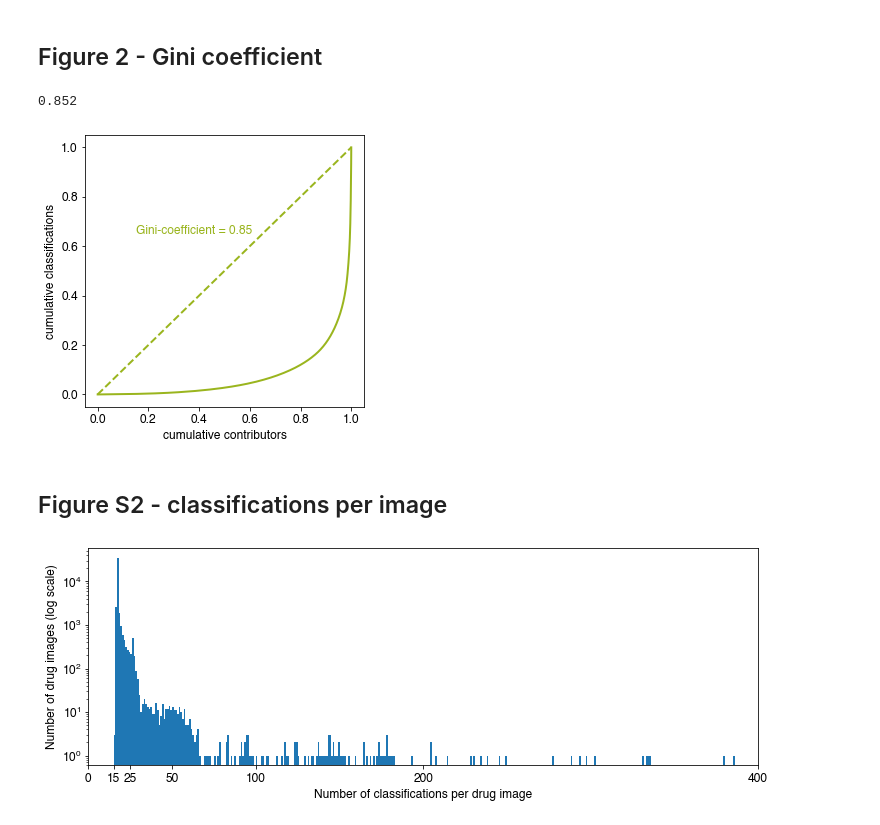
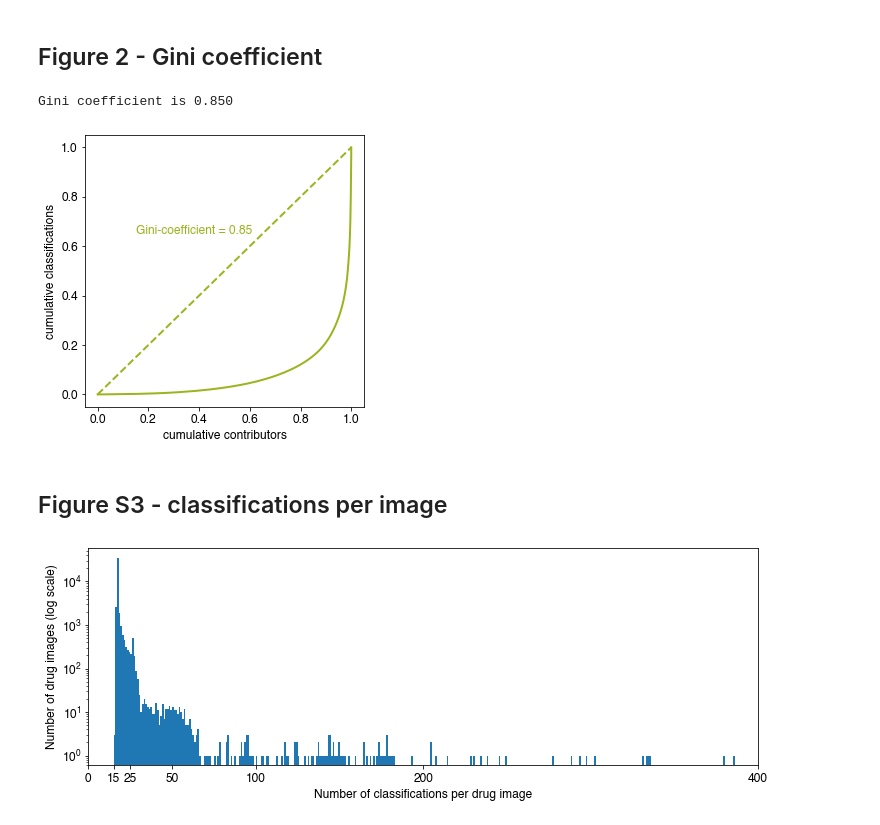
Before and after one commit to fowler-lab/bashthebug-consensus-dataset, a Jupyter notebook: recreate-figures-and-tables.ipynb, the cells around one changed output. Saved outputs shown, nothing was run; the diff lists cells and outputs as text; code cells hidden in the pictures.

```diff
--- a/recreate-figures-and-tables.ipynb
+++ b/recreate-figures-and-tables.ipynb
@@ -250,16 +255,27 @@ print("By contrast, the ten volunteers who participated the most did %i classifi
 By contrast, the ten volunteers who participated the most did 103569 classifications between them which is 13.1 % of the total
 # %% [markdown]
 ## Figure 2 - Gini coefficient
-# %%
-print("%.3f" % (BASHTHEBUG.gini_coefficient))
-# %% [output]
-0.852
-# %%
-BASHTHEBUG.plot_user_classification_distribution(filename="pdf/graph-users-gini.pdf")
-# %% [output]
-[figure, removed]
+# %%
+area_under_curve=(USERS.PROPORTION_TOTAL_CLASSIFICATIONS.sum())/len(USERS)
+gini_coefficient=1-(2*area_under_curve)
+print("Gini coefficient is %.3f" % (gini_coefficient))
+# %% [output]
+Gini coefficient is 0.850
+# %%
+# use a square figure
+fig = plt.figure(figsize=(5, 5))
+axes1 = plt.gca()
+
+axes1.plot(USERS.PROPORTION_USER_BASE,USERS.PROPORTION_TOTAL_CLASSIFICATIONS,color="#9ab51e",linewidth=2)
+axes1.plot([0,1],[0,1],color="#9ab51e",linestyle='dashed',linewidth=2)
+axes1.text(0.15,0.65,"Gini-coefficient = %.2f" % gini_coefficient,color="#9ab51e")
+axes1.set_xlabel('cumulative contributors')
+axes1.set_ylabel('cumulative classifications')
+fig.savefig("pdf/graph-users-gini.pdf",transparent=True)
+# %% [output]
+[figure, added]
 # %% [markdown]
-## Figure S2 - classifications per image
+## Figure S3 - classifications per image
 # %%
 graph,axes=plt.subplots(1,1,figsize=(12,4))
 a=axes.hist(SUMMARY_DILUTIONS.COUNT,bins=numpy.arange(0,400,1),density=False,cumulative=False)
```
Also changed, not shown: parts of 48 cells of this notebook, 11 other files.
